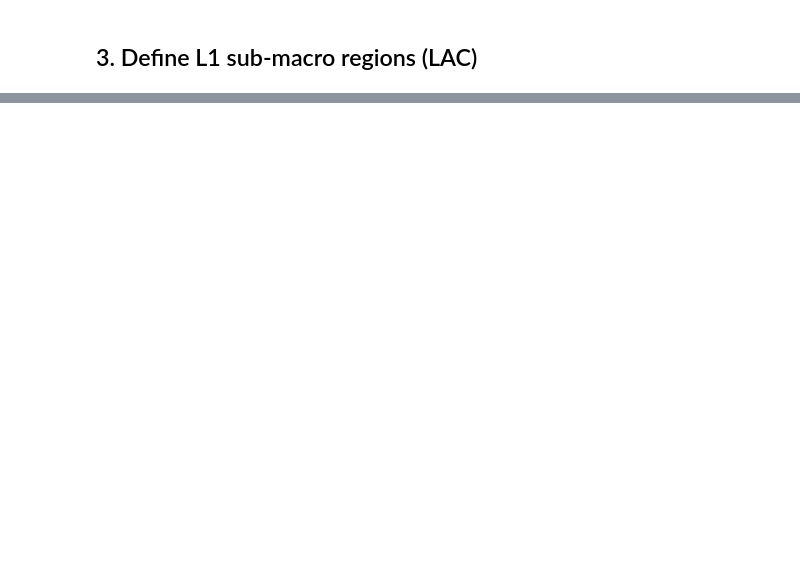
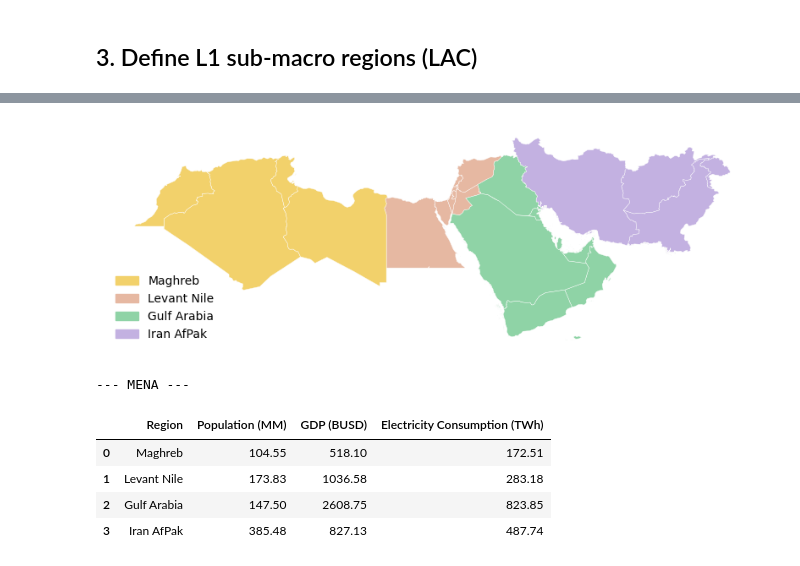
Before and after one commit to H2RES-model/H2RES-World, a Jupyter notebook: Notebooks/L1_SubMacroRegions.ipynb, the cells around one changed output, grey strips where cells are left out. Drawn from its saved outputs; the diff is of its cells as text; code cells hidden in the pictures; blank space fills up the shorter version.

```diff
--- a/Notebooks/L1_SubMacroRegions.ipynb
+++ b/Notebooks/L1_SubMacroRegions.ipynb
@@ -110,0 +466,74 @@ fig.savefig(out_path, dpi=150, bbox_inches="tight")
+# %%
+# MENA
+MENA = ['Afghanistan','Algeria', 'Arab Republic of Egypt', 'Bahrain',
+        'Iraq', 'Islamic Republic of Iran', 'Jordan', 'Kuwait', 'Lebanon', 'Libya',
+        'Morocco', 'Oman',
+        'Qatar', 'Republic of Yemen', 'Saudi Arabia', 'Syrian Arab Republic', 'Tunisia',
+        'United Arab Emirates', 'West Bank and Gaza', 'Pakistan', 'Gilgit Baltistan',
+        'Israel', 'Golan Heights', 'Shebaa Farms Dispute']
+
+MENA_REGIONS = {
+    "Maghreb": [
+        "Algeria","Morocco","Tunisia","Libya"
+    ],
+    "Levant Nile": [
+        "Arab Republic of Egypt","Jordan","Lebanon","Syrian Arab Republic",
+        "Israel","West Bank and Gaza","Golan Heights","Shebaa Farms Dispute"
+    ],
+    "Gulf Arabia": [
+        "Bahrain","Kuwait","Oman","Qatar","Saudi Arabia",
+        "United Arab Emirates","Iraq","Republic of Yemen"
+    ],
+    "Iran AfPak": [
+        "Islamic Republic of Iran","Afghanistan","Pakistan","Gilgit Baltistan"
+    ]
+}
+
+
+import matplotlib.patches as mpatches
+
+colors = {
+    "Maghreb": "#F2D16B",
+    "Levant Nile": "#E6B8A2",
+    "Gulf Arabia": "#8FD3A6",
+    "Iran AfPak": "#C3B1E1",
+}
+
+
+mena_gdf = gdf[gdf["NAM_0"].isin(MENA)].copy()
+mena_gdf["MENA_Region"] = None
+for region, countries in MENA_REGIONS.items():
+    mena_gdf.loc[mena_gdf["NAM_0"].isin(countries), "MENA_Region"] = region
+
+mena_plot = mena_gdf.copy()
+mena_plot["geometry"] = mena_plot["geometry"].simplify(0.05, preserve_topology=True)
+
+out_dir = base_dir / "Maps" / "Layer1"
+out_dir.mkdir(parents=True, exist_ok=True)
+out_path = out_dir / "L1_MENA.pdf"
+
+fig, ax = plt.subplots(1, 1, figsize=(10, 8))
+mena_plot.plot(
+    ax=ax,
+    color=mena_plot["MENA_Region"].map(colors),
+    linewidth=0.3,
+    edgecolor="white"
+)
+
+legend_handles = [mpatches.Patch(color=colors[k], label=k) for k in colors]
+ax.legend(handles=legend_handles, loc="lower left", frameon=False)
+ax.set_axis_off()
+
+fig.savefig(out_path, dpi=150, bbox_inches="tight")
+plt.show()
+
+mena_stats = build_region_stats(MENA_REGIONS, "MENA", gdf, stats_df)
+display(mena_stats)
+# %% [output]
+[figure, added]
+--- MENA ---
+|  | Region | Population (MM) | GDP (BUSD) | Electricity Consumption (TWh) |
+| 0 | Maghreb | 104.55 | 518.10 | 172.51 |
+| 1 | Levant Nile | 173.83 | 1036.58 | 283.18 |
+| 2 | Gulf Arabia | 147.50 | 2608.75 | 823.85 |
+| 3 | Iran AfPak | 385.48 | 827.13 | 487.74 |
```
Also changed, not shown: parts of 10 cells of this notebook, 15 other files.
